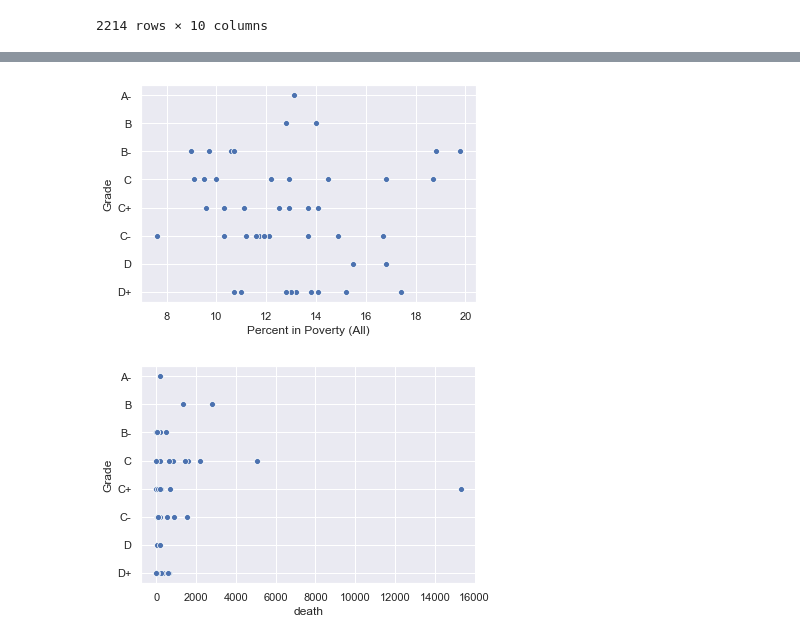
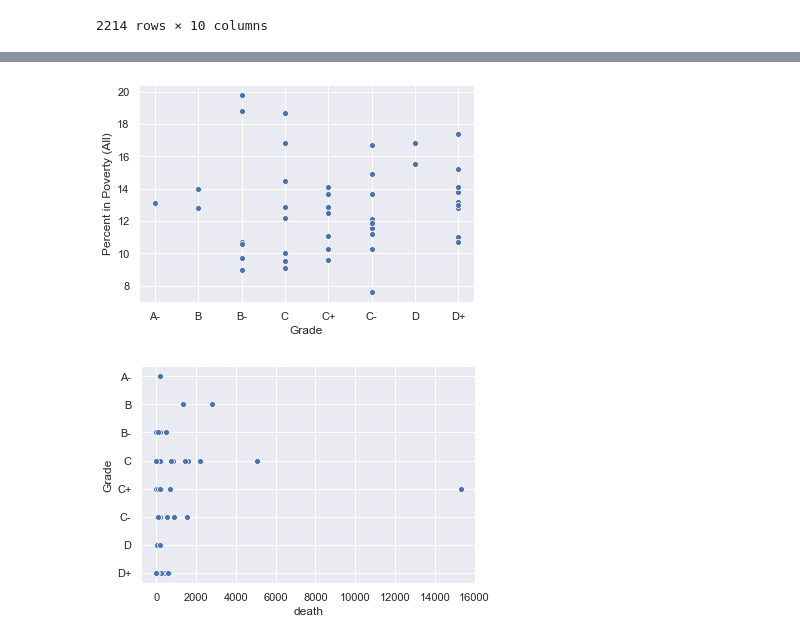
Before and after one commit to lmstevens/Group_Project_1, a Jupyter notebook: Jimmy_Graphics.ipynb, the cells around one changed output, grey strips where cells are left out. Saved outputs shown, nothing was run; the diff lists cells and outputs as text; code cells hidden in the pictures.

```diff
--- a/Jimmy_Graphics.ipynb
+++ b/Jimmy_Graphics.ipynb
@@ -302,6 +303,7 @@ pov_death.head()
 # %%
+pov_death = tests_df.merge(poverty_df,how = 'inner', on = "State")
 pov_death.sort_values("Percent in Poverty (All)", ascending = False).head()
 bins = (0,10,11,12,13,14,15,16,17,20)
 labels = ("< 10","10-10.99","11-11.99","12-12.99","13-13.99","14-14.99","15-15.99","16-16.99","> 17")
 pov_death["Poverty Groups"] = pd.cut(x = pov_death["Percent in Poverty (All)"], bins = bins, labels = labels)
-pov_death
+pov_death.rename(columns = {"death":"Deaths","positive":"Cases","negative":"Negative Tests","totalTestResults":"Total Tests"},inplace=True)
@@ -351,6 +355,6 @@ grades.head()
 pov_death = pov_death.merge(grades, how = 'inner', on = "State" )
 #pov_death.drop(columns = ["Grade_x","Grade_y"], inplace = True)
 # %%
-grade = pov_death.sort_values("Grade", ascending = False)
+grade = pov_death.sort_values("Grade")
 grade
 # %% [output]
@@ -374,8 +378,8 @@ grade
 49 rows × 21 columns
 # %%
-ax= sns.scatterplot(x="Percent in Poverty (All)", y ="Grade",data= grade )
+ax= sns.scatterplot(x="Grade", y ="Percent in Poverty (All)",data= grade )
 # %% [output]
-[figure, old version]
+[figure, new version]
 # %%
 ax= sns.scatterplot(x="death", y ="Grade",data= grade)
 # %% [output]
```
Also changed, not shown: parts of 20 cells of this notebook, 2 other files.
